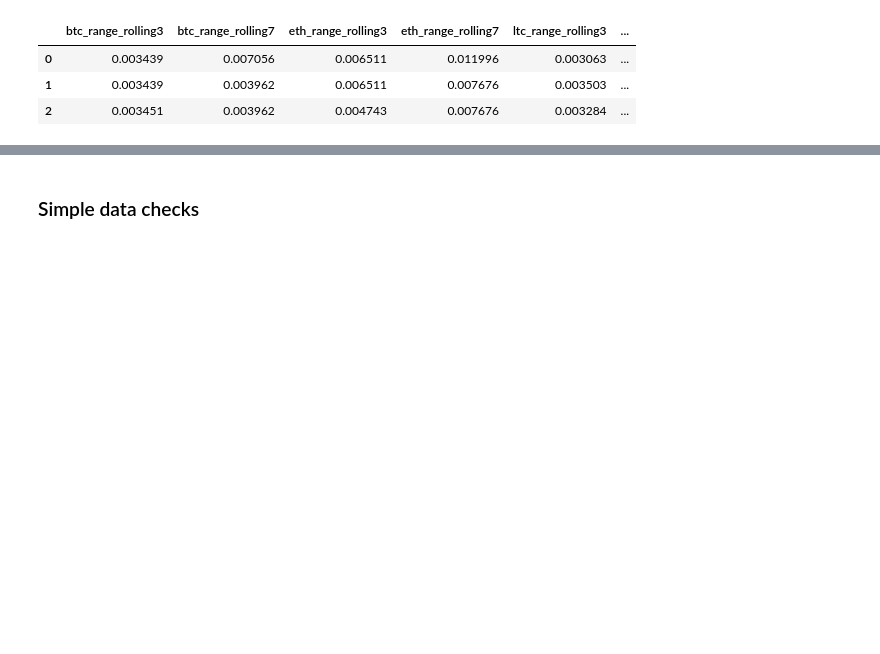
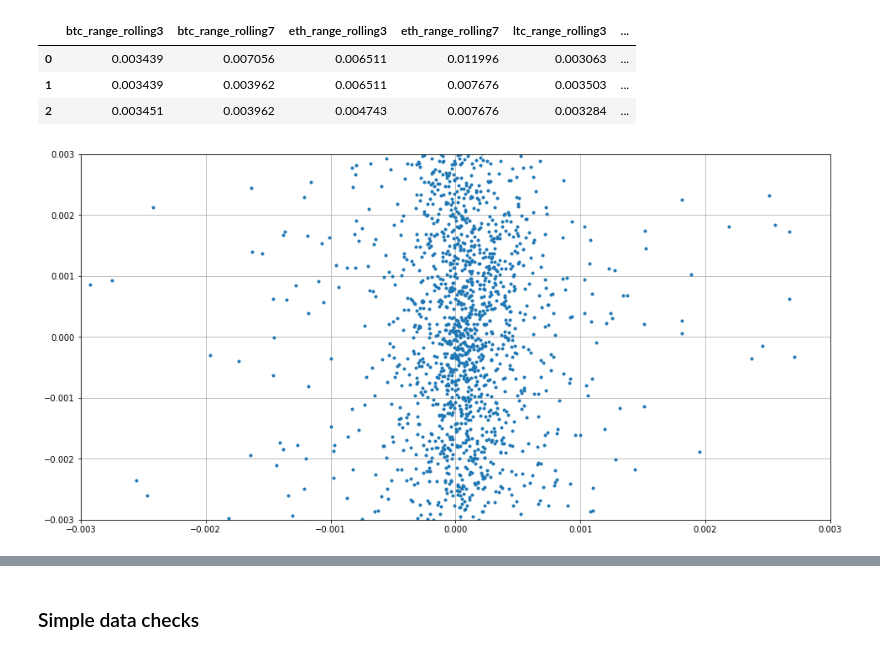
Before and after one commit to karipuf/crypto, a Jupyter notebook: Cryptooo.ipynb, the cells around one changed output, grey strips where cells are left out. Drawn from its saved outputs; the diff is of its cells as text; code cells hidden in the pictures; blank space fills up the shorter version.

Commit message:
First model..

```diff
--- a/Cryptooo.ipynb
+++ b/Cryptooo.ipynb
@@ -106,7 +108,9 @@ featExprs+=["dayofweek(time) as dow"]
 # Label
 featExprs+=["(btc_close-btc_close_rolling3)/btc_close_rolling3 as label"]
 
-display(df.selectExpr(featExprs).limit(3).toPandas())
+
+data=df.orderBy("time").selectExpr(featExprs).toPandas()
+display(data.iloc[:3,:])
 # %% [output]
 |  | btc_range_rolling3 | btc_range_rolling7 | eth_range_rolling3 | eth_range_rolling7 | ltc_range_rolling3 | ... |
 | 0 | 0.003439 | 0.007056 | 0.006511 | 0.011996 | 0.003063 | ... |
@@ -116,0 +119,26 @@ display(df.selectExpr(featExprs).limit(3).toPandas())
+# %%
+# Model the bugger!
+#####################
+
+numtest=2000
+train=data.iloc[:-numtest,:]
+test=data.iloc[-numtest:,:]
+
+# Hacked weights - based on ordering and assumes sorted by time - BAD
+w_=train.reset_index(drop=True).index
+weights=list(w_/np.max(w_))
+
+# Parameters
+kwags={'num_leaves':120,'n_estimators':500,'learning_rate':0.05}
+mod=LGBMRegressor(**kwags).fit(X=train[[tmp for tmp in train.columns if tmp!="label"]],y=train.label,sample_weight=weights)
+
+# Visualize
+pl.figure(figsize=(16,8))
+pl.plot(mod.predict(test[[tmp for tmp in test.columns if tmp!="label"]]),test.label,'.')
+
+axlims=[-.003,.003]
+pl.gca().set_xlim(axlims)
+pl.gca().set_ylim(axlims)
+pl.gca().grid(True)
+# %% [output]
+[figure, added]
```
Also changed, not shown: parts of 3 cells of this notebook.
